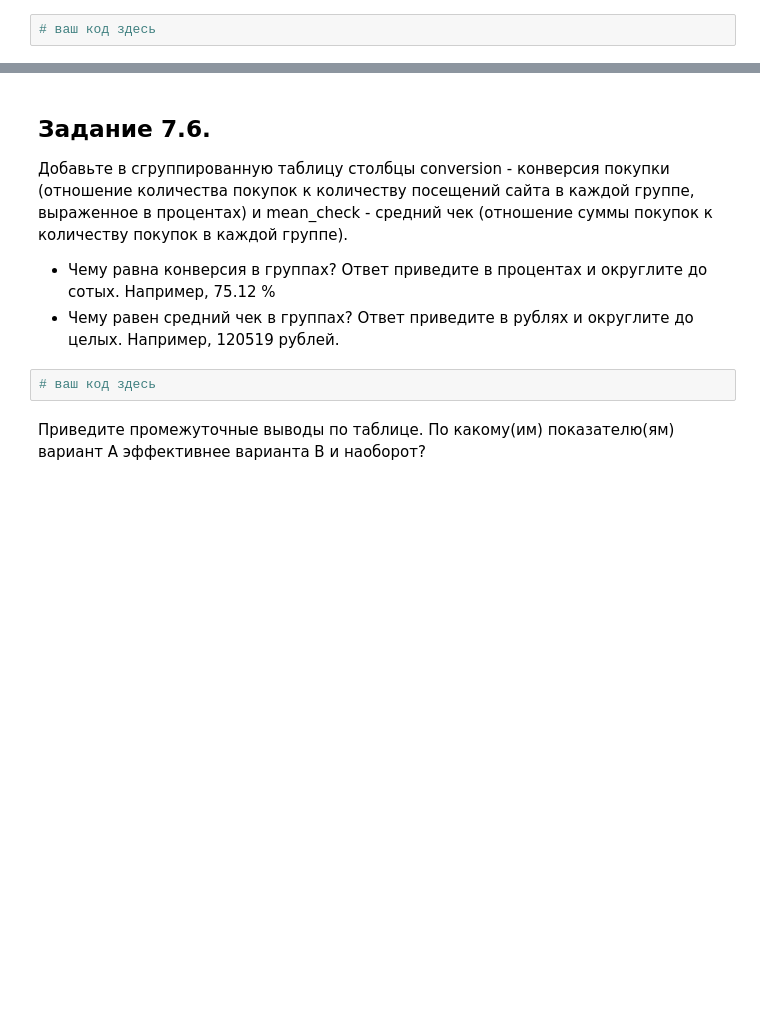
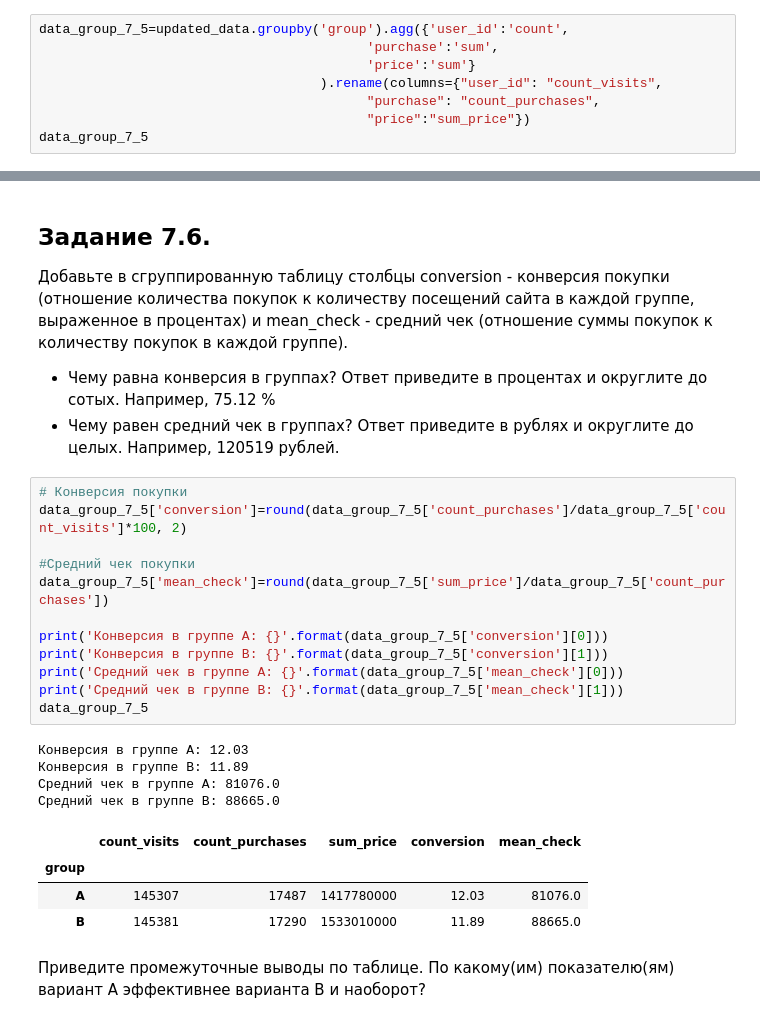
Before and after one commit to Oksana8346/Project3_3, a Jupyter notebook: EDA_5_Template.ipynb, the cells around one changed output, grey strips where cells are left out. Drawn from its saved outputs; the diff is of its cells as text; blank space fills up the shorter version.

```diff
--- a/EDA_5_Template.ipynb
+++ b/EDA_5_Template.ipynb
@@ -148,4 +163,10 @@ updated_data = data[data['user_id'].apply(lambda x: x not in user_intersection)]
 
 Чему на этот раз равно количество посещений сайта в группах А и B?
 # %%
-# ваш код здесь
+data_group_7_5=updated_data.groupby('group').agg({'user_id':'count',
+                                          'purchase':'sum',
+                                          'price':'sum'}
+                                    ).rename(columns={"user_id": "count_visits",
+                                          "purchase": "count_purchases",
+                                          "price":"sum_price"})
+data_group_7_5
@@ -161,7 +187,26 @@ updated_data = data[data['user_id'].apply(lambda x: x not in user_intersection)]
 * Чему равна конверсия в группах? Ответ приведите в процентах и округлите до сотых. Например, 75.12 %
 * Чему равен средний чек в группах? Ответ приведите в рублях и округлите до целых. Например, 120519 рублей.
 # %%
-# ваш код здесь
+# Конверсия покупки
+data_group_7_5['conversion']=round(data_group_7_5['count_purchases']/data_group_7_5['count_visits']*100, 2)
+
+#Средний чек покупки
+data_group_7_5['mean_check']=round(data_group_7_5['sum_price']/data_group_7_5['count_purchases'])
+
+print('Конверсия в группе А: {}'.format(data_group_7_5['conversion'][0]))
+print('Конверсия в группе B: {}'.format(data_group_7_5['conversion'][1]))
+print('Средний чек в группе А: {}'.format(data_group_7_5['mean_check'][0]))
+print('Средний чек в группе В: {}'.format(data_group_7_5['mean_check'][1]))
+data_group_7_5
+# %% [output]
+Конверсия в группе А: 12.03
+Конверсия в группе B: 11.89
+Средний чек в группе А: 81076.0
+Средний чек в группе В: 88665.0
+|  | count_visits | count_purchases | sum_price | conversion | mean_check |
+| group |  |  |  |  |  |
+| A | 145307 | 17487 | 1417780000 | 12.03 | 81076.0 |
+| B | 145381 | 17290 | 1533010000 | 11.89 | 88665.0 |
 # %% [markdown]
 Приведите промежуточные выводы по таблице. По какому(им) показателю(ям) вариант А эффективнее варианта B и наоборот?
 # %% [markdown]
```
Also changed, not shown: parts of 5 cells of this notebook.
